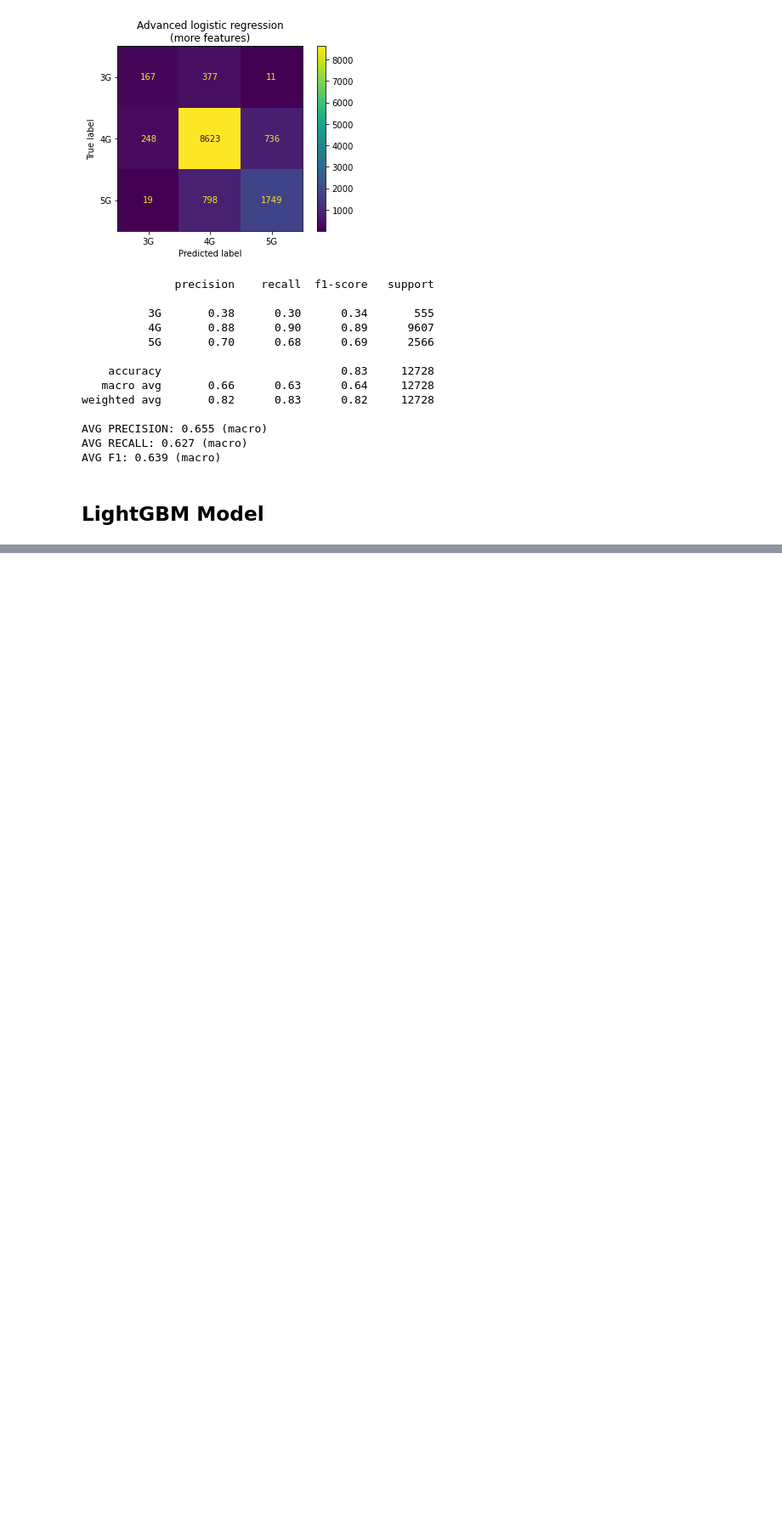
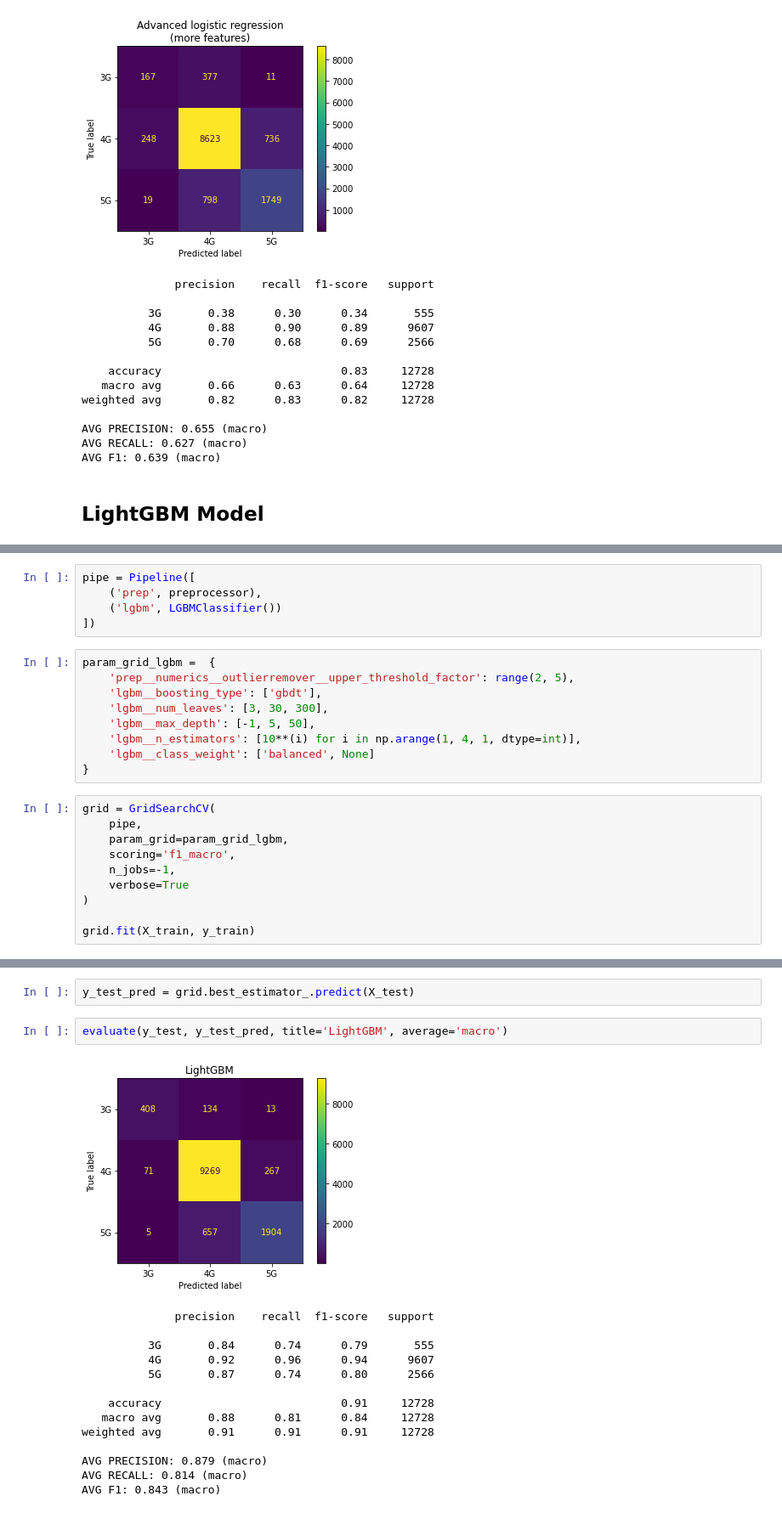
Before and after one commit to heckert/speedtest-classification, a Jupyter notebook: notebooks/04-training.ipynb, the cells around one changed output, grey strips where cells are left out. Shown at 85% size. Cells and saved outputs as stored; diff of their text form; blank space fills up the shorter version.

Commit message:
added lightgbm to training notebook

```diff
--- a/notebooks/04-training.ipynb
+++ b/notebooks/04-training.ipynb
@@ -255,2 +235,26 @@ AVG F1: 0.639 (macro)
 # sklearn interface
 # https://lightgbm.readthedocs.io/en/latest/pythonapi/lightgbm.LGBMClassifier.html
+# %%
+pipe = Pipeline([
+    ('prep', preprocessor),
+    ('lgbm', LGBMClassifier())
+])
+# %%
+param_grid_lgbm =  {
+    'prep__numerics__outlierremover__upper_threshold_factor': range(2, 5),
+    'lgbm__boosting_type': ['gbdt'],
+    'lgbm__num_leaves': [3, 30, 300],
+    'lgbm__max_depth': [-1, 5, 50],
+    'lgbm__n_estimators': [10**(i) for i in np.arange(1, 4, 1, dtype=int)],
+    'lgbm__class_weight': ['balanced', None]
+}
+# %%
+grid = GridSearchCV(
+    pipe,
+    param_grid=param_grid_lgbm,
+    scoring='f1_macro',
+    n_jobs=-1,
+    verbose=True
+)
+
+grid.fit(X_train, y_train)
@@ -256,0 +289,19 @@ AVG F1: 0.639 (macro)
+# %%
+y_test_pred = grid.best_estimator_.predict(X_test)
+# %%
+evaluate(y_test, y_test_pred, title='LightGBM', average='macro')
+# %% [output]
+[figure, added]
+              precision    recall  f1-score   support
+
+          3G       0.84      0.74      0.79       555
+          4G       0.92      0.96      0.94      9607
+          5G       0.87      0.74      0.80      2566
+
+    accuracy                           0.91     12728
+   macro avg       0.88      0.81      0.84     12728
+weighted avg       0.91      0.91      0.91     12728
+
+AVG PRECISION: 0.879 (macro)
+AVG RECALL: 0.814 (macro)
+AVG F1: 0.843 (macro)
```
Also changed, not shown: parts of 5 cells of this notebook.
